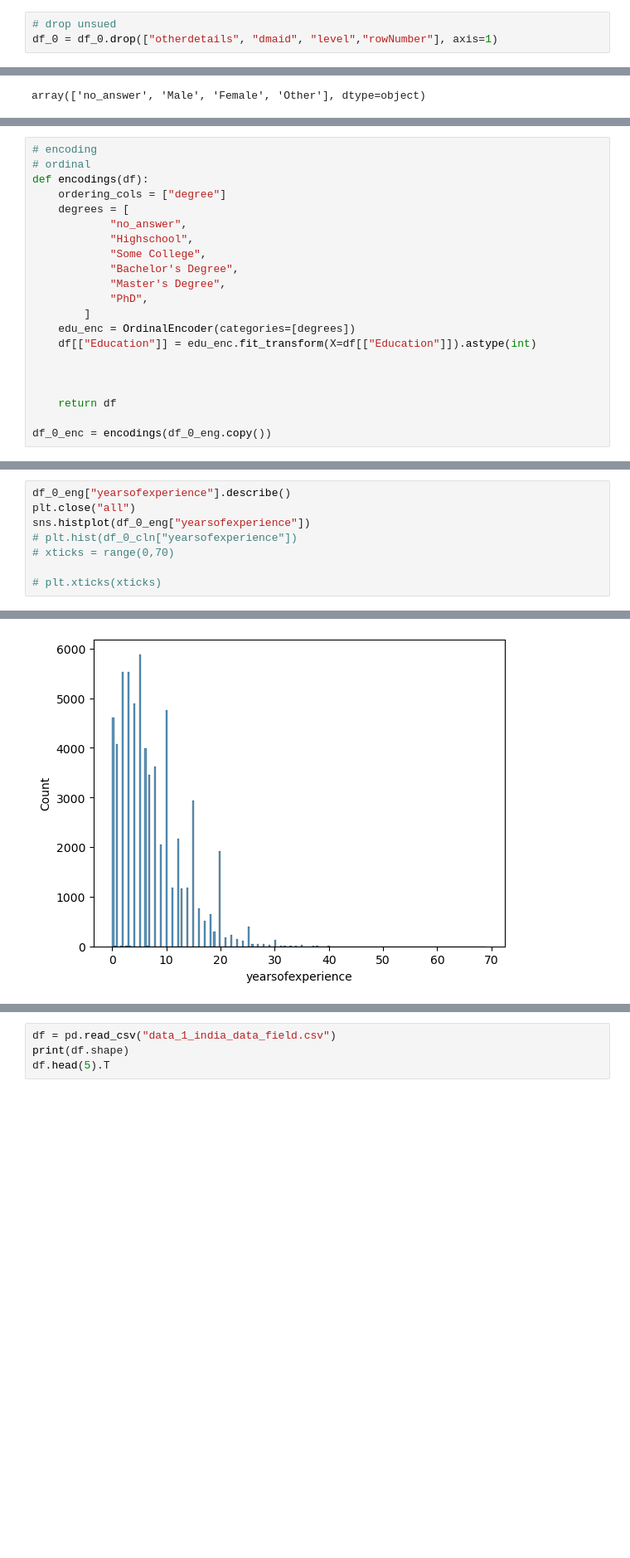
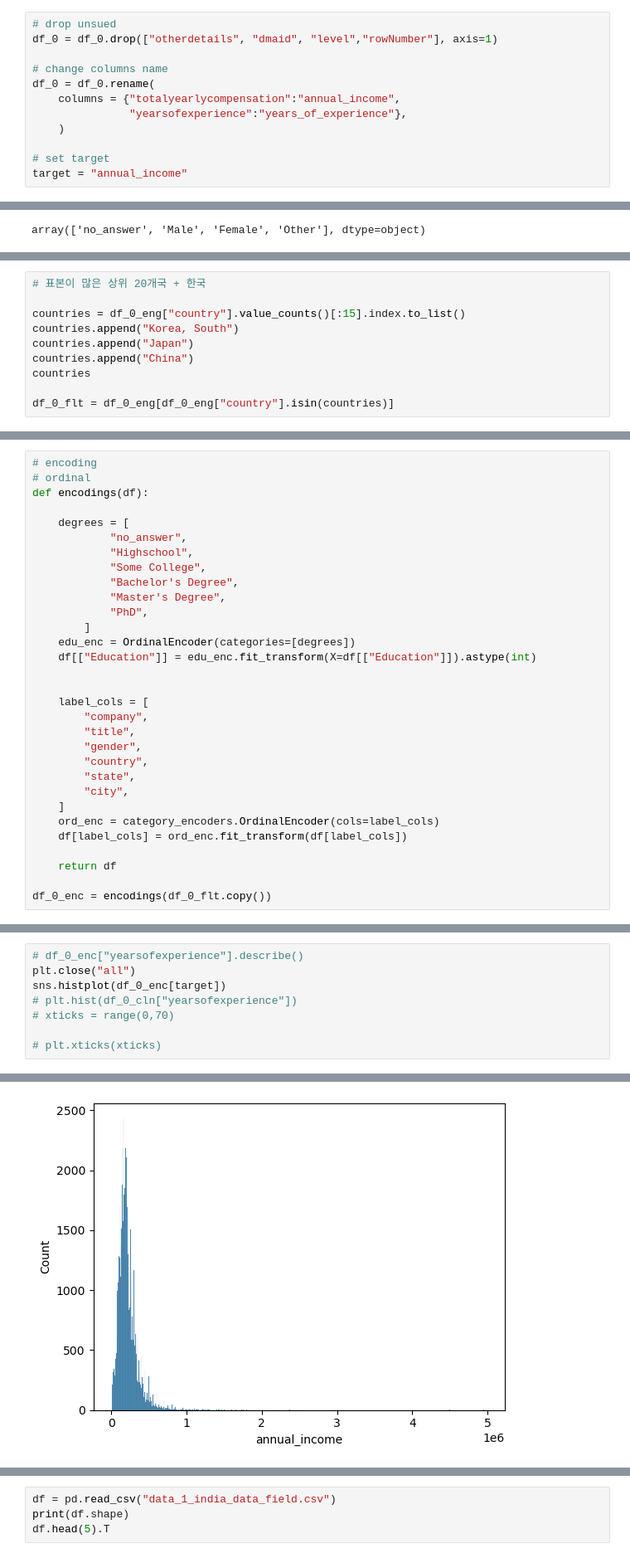
Before and after one commit to tes-b/project_2_income_prediction, a Jupyter notebook: Project_Data_Science_Field_Salary.ipynb, the cells around one changed output, grey strips where cells are left out. Shown at 83% size. Cells and saved outputs as stored; diff of their text form; blank space fills up the shorter version.

Commit message:
some visualisations

```diff
--- a/Project_Data_Science_Field_Salary.ipynb
+++ b/Project_Data_Science_Field_Salary.ipynb
@@ -73,6 +77,15 @@ df_0.head(5).T
 # %%
 # drop unsued
 df_0 = df_0.drop(["otherdetails", "dmaid", "level","rowNumber"], axis=1)
+
+# change columns name
+df_0 = df_0.rename(
+    columns = {"totalyearlycompensation":"annual_income",
+               "yearsofexperience":"years_of_experience"},
+    )
+
+# set target
+target = "annual_income"
 # %%
 msno.matrix(df_0, figsize=(12, 8))
 # %% [output]
@@ -219,0 +239,10 @@ len(df_0_eng["country"].unique())
+# %%
+# 표본이 많은 상위 20개국 + 한국
+
+countries = df_0_eng["country"].value_counts()[:15].index.to_list()
+countries.append("Korea, South")
+countries.append("Japan")
+countries.append("China")
+countries
+
+df_0_flt = df_0_eng[df_0_eng["country"].isin(countries)]
@@ -221,7 +267,7 @@ len(df_0_eng["country"].unique())
 # encoding
 # ordinal
 def encodings(df):
-    ordering_cols = ["degree"]
+
     degrees = [
             "no_answer",
             "Highschool",
@@ -234,8 +280,18 @@ def encodings(df):
     df[["Education"]] = edu_enc.fit_transform(X=df[["Education"]]).astype(int)
 
 
+    label_cols = [
+        "company",
+        "title",
+        "gender",
+        "country",
+        "state",
+        "city",
+    ]
+    ord_enc = category_encoders.OrdinalEncoder(cols=label_cols)
+    df[label_cols] = ord_enc.fit_transform(df[label_cols])
 
     return df
 
-df_0_enc = encodings(df_0_eng.copy())
+df_0_enc = encodings(df_0_flt.copy())
 # %%
@@ -290,7 +314,7 @@ df_0_final = df_0_enc[using_features]
 # %%
-df_0_eng["yearsofexperience"].describe()
+# df_0_enc["yearsofexperience"].describe()
 plt.close("all")
-sns.histplot(df_0_eng["yearsofexperience"])
+sns.histplot(df_0_enc[target])
 # plt.hist(df_0_cln["yearsofexperience"])
 # xticks = range(0,70)
 
@@ -300 +324 @@ sns.histplot(df_0_eng["yearsofexperience"])
-[figure, old version]
+[figure, new version]
```
Also changed, not shown: parts of 22 cells of this notebook.
